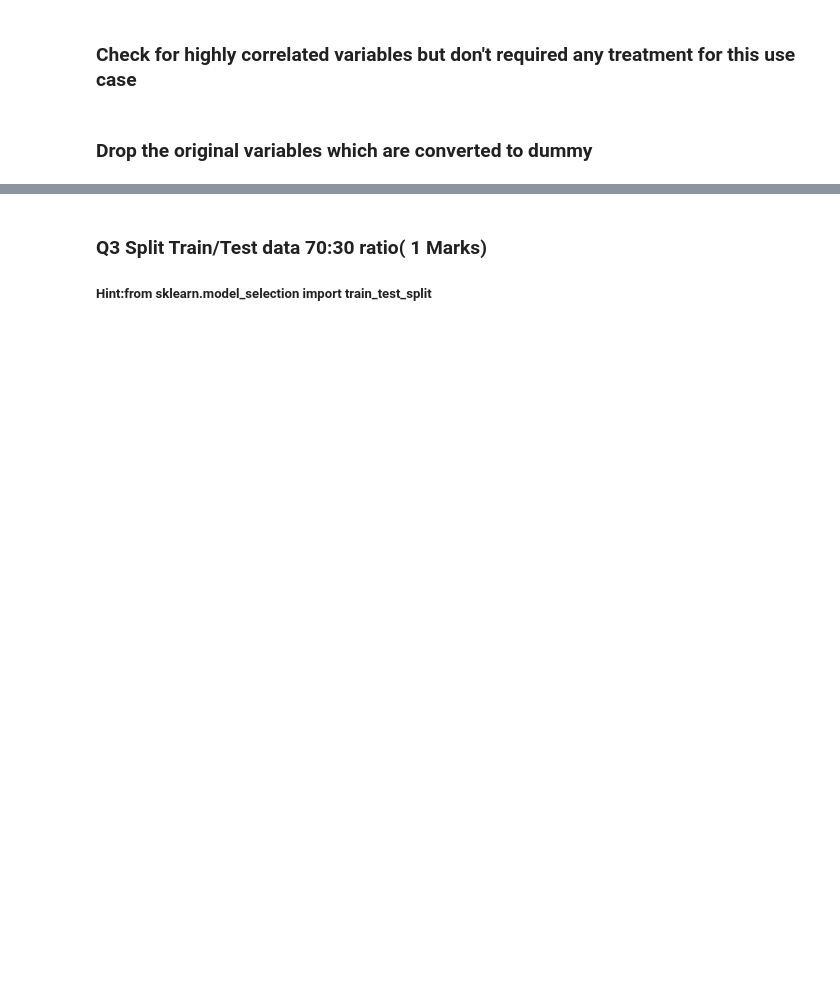
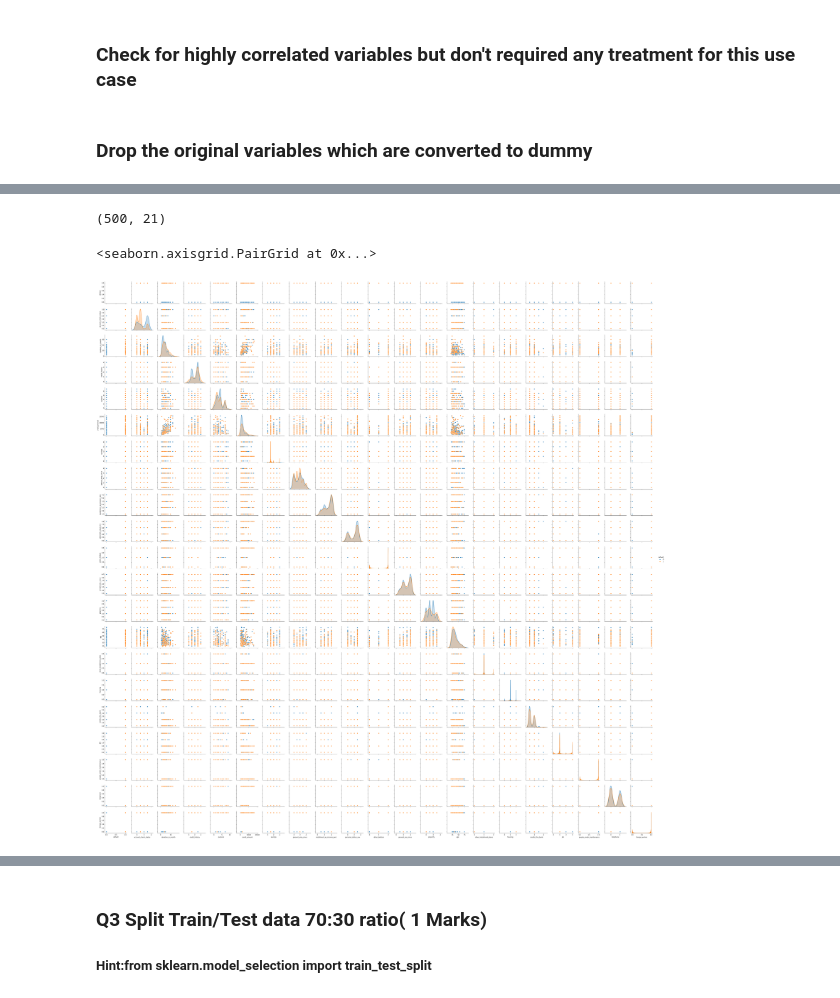
Before and after one commit to GreatLearningAIML1/bangalore-feb-batch-siju-samuel, a Jupyter notebook: R4_Lab_External_ValidationAccuracy/R4_External_Lab_Validation_Accuracy.ipynb, the cells around one changed output, grey strips where cells are left out. Saved outputs shown, nothing was run; the diff lists cells and outputs as text; code cells hidden in the pictures; blank space fills up the shorter version.

```diff
--- a/R4_Lab_External_ValidationAccuracy/R4_External_Lab_Validation_Accuracy.ipynb
+++ b/R4_Lab_External_ValidationAccuracy/R4_External_Lab_Validation_Accuracy.ipynb
@@ -113,0 +138,4 @@ X.shape
+# %%
+#Print all the column names
+cols = list(X.select_dtypes(include='object').columns)
+print(cols)
@@ -113,0 +144,7 @@ X.shape
+# %%
+#Use label encoding to convert all the non integer objects and update the dataframe X
+for col in cols:
+    le = preprocessing.LabelEncoder()
+    le.fit(X[col])
+    X[col] = le.transform(X[col])
+    print(col, dict(zip(le.classes_, le.transform(le.classes_))))
@@ -113,0 +185,10 @@ X.shape
+# %%
+X.shape
+# %% [output]
+(500, 21)
+# %%
+# Pairplot using sns
+sns.pairplot(X, hue="default")
+# %% [output]
+<seaborn.axisgrid.PairGrid at 0x...>
+[figure, added]
```
Also changed, not shown: parts of 21 cells of this notebook.
